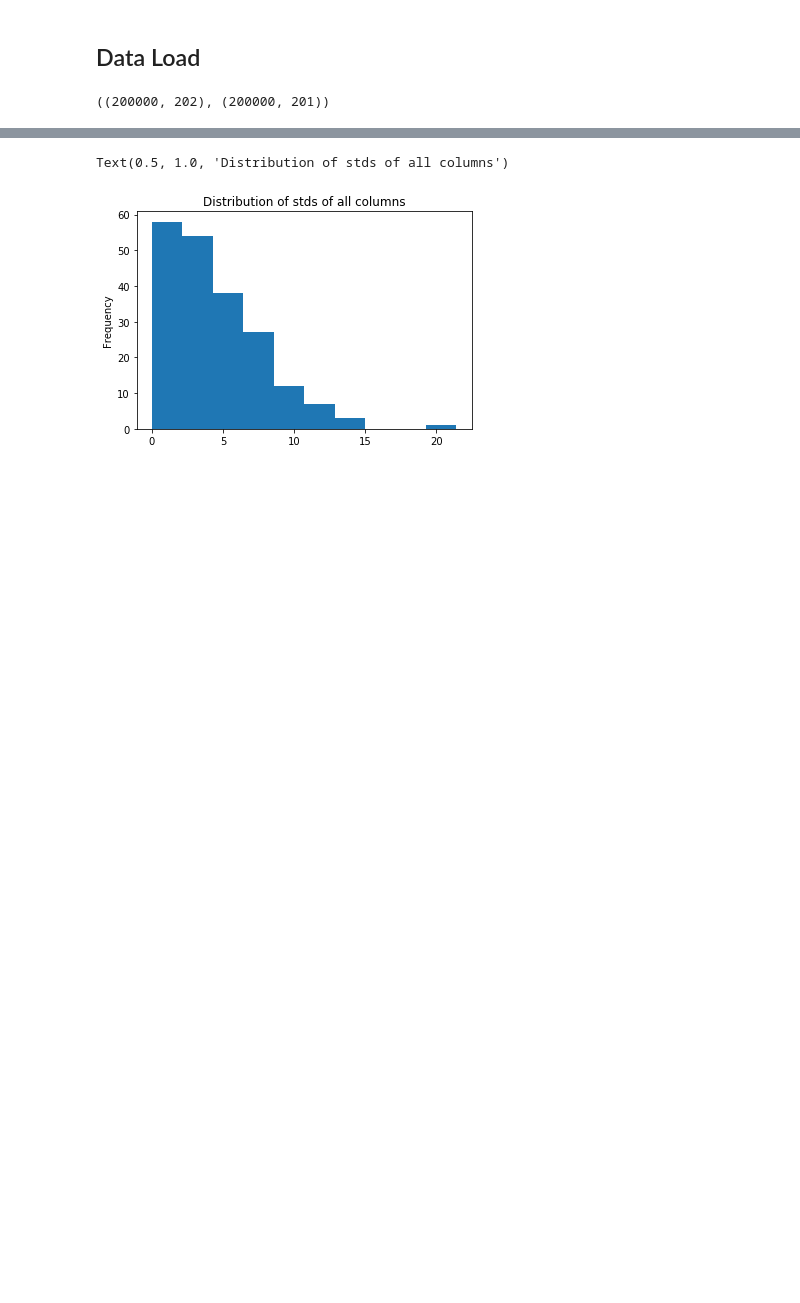
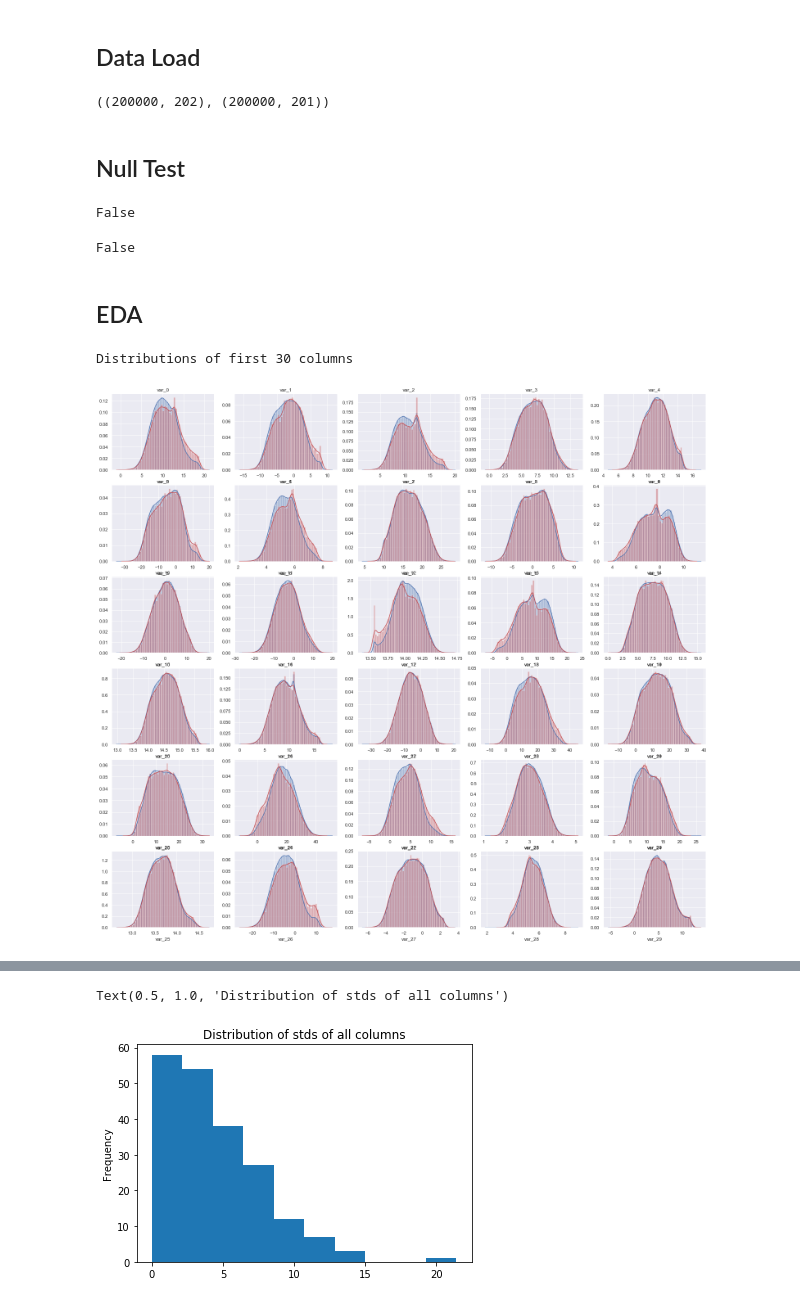
Before and after one commit to SONG-WONHO/Kaggle-Santander, a Jupyter notebook: 01 EDA - Simple.ipynb, the cells around one changed output, grey strips where cells are left out. Cells and saved outputs as stored; diff of their text form; code cells hidden in the pictures; blank space fills up the shorter version.

```diff
--- a/01 EDA - Simple.ipynb
+++ b/01 EDA - Simple.ipynb
@@ -43,2 +3,18 @@ from catboost import CatBoostClassifier
+# %%
+import numpy as np
+import pandas as pd
+import warnings
+import gc
+from tqdm import tqdm_notebook
+import lightgbm as lgb
+from scipy.sparse import vstack, csr_matrix, save_npz, load_npz
+from sklearn.preprocessing import LabelEncoder, OneHotEncoder
+from sklearn.model_selection import StratifiedKFold
+import matplotlib.pyplot as plt
+import seaborn as sns
+from sklearn.metrics import roc_auc_score
+warnings.filterwarnings("ignore")
+gc.enable()
+sns.set()
 # %%
 pd.set_option('max_rows', 200)
@@ -50,3 +28,32 @@ test = pd.read_csv('./data/test.csv')
 train.shape, test.shape
 # %% [output]
 ((200000, 202), (200000, 201))
+# %% [markdown]
+## Null Test
+# %%
+train.isna().any().any()
+# %% [output]
+False
+# %%
+test.isna().any().any()
+# %% [output]
+False
+# %% [markdown]
+## EDA
+# %%
+train_0 = train[train.target == 0].copy()
+train_1 = train[train.target == 1].copy()
+# %%
+idx = 0
+print('Distributions of first 30 columns')
+plt.figure(figsize=(26, 24))
+for i, col in enumerate(list(train.columns)[30*idx+2:30*(idx+1)+2]):
+    plt.subplot(6, 5, i + 1)
+    sns.distplot(train_0[col], color='b')
+    sns.distplot(train_1[col], color='r')
+    plt.title(col)
+
+idx += 1
+# %% [output]
+Distributions of first 30 columns
+[figure, added]
```
Also changed, not shown: parts of 28 cells of this notebook.
